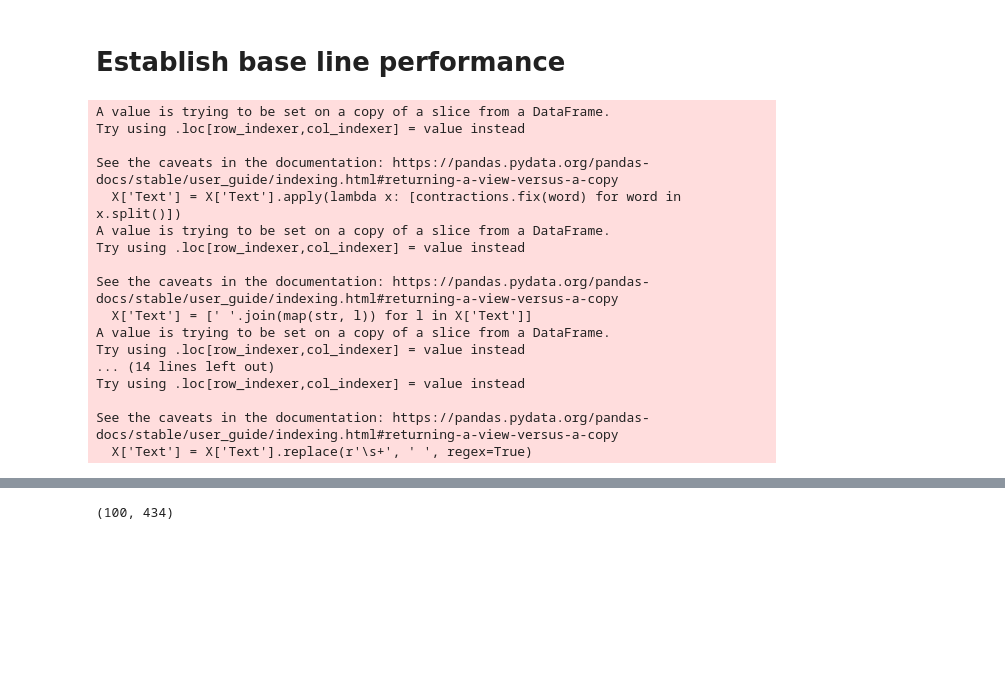
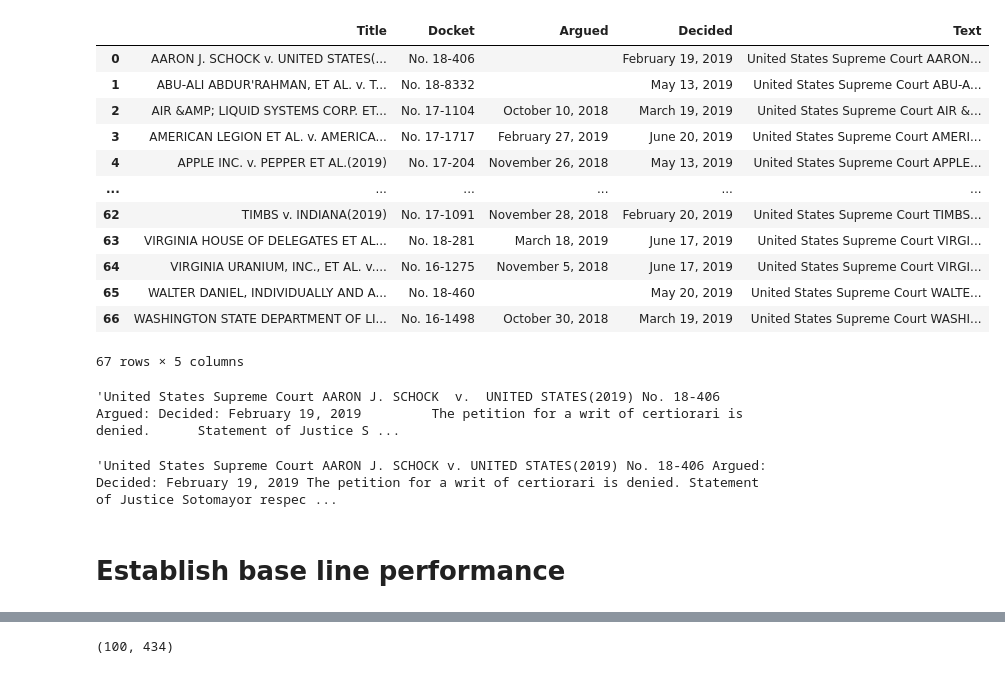
Before and after one commit to yufei-pan/Similar_legal_document_retrieval, a Jupyter notebook: process_file.ipynb, the cells around one changed output, grey strips where cells are left out. Drawn from its saved outputs; the diff is of its cells as text; code cells hidden in the pictures; blank space fills up the shorter version.

```diff
--- a/process_file.ipynb
+++ b/process_file.ipynb
@@ -73,7 +99,51 @@ def vectorize_tfidf(X):
     return X_data.toarray()
 # %%
 #read csv file and convert to dataframe
-df = pd.read_csv('csv/data.csv')
+df = pd.read_pickle('data/2019.pkl.zst',compression = 'zstd')
+# %%
+ # remnove nan from the df
+df = df.dropna(how="any")
+# %%
+df
+# %% [output]
+|  | Title | Docket | Argued | Decided | Text |
+| 0 | AARON J. SCHOCK v. UNITED STATES(... | No. 18-406 |  | February 19, 2019 | United States Supreme Court AARON... |
+| 1 | ABU-ALI ABDUR'RAHMAN, ET AL. v. T... | No. 18-8332 |  | May 13, 2019 | United States Supreme Court ABU-A... |
+| 2 | AIR &AMP; LIQUID SYSTEMS CORP. ET... | No. 17-1104 | October 10, 2018 | March 19, 2019 | United States Supreme Court AIR &... |
+| 3 | AMERICAN LEGION ET AL. v. AMERICA... | No. 17-1717 | February 27, 2019 | June 20, 2019 | United States Supreme Court AMERI... |
+| 4 | APPLE INC. v. PEPPER ET AL.(2019) | No. 17-204 | November 26, 2018 | May 13, 2019 | United States Supreme Court APPLE... |
+| ... | ... | ... | ... | ... | ... |
+| 62 | TIMBS v. INDIANA(2019) | No. 17-1091 | November 28, 2018 | February 20, 2019 | United States Supreme Court TIMBS... |
+| 63 | VIRGINIA HOUSE OF DELEGATES ET AL... | No. 18-281 | March 18, 2019 | June 17, 2019 | United States Supreme Court VIRGI... |
+| 64 | VIRGINIA URANIUM, INC., ET AL. v.... | No. 16-1275 | November 5, 2018 | June 17, 2019 | United States Supreme Court VIRGI... |
+| 65 | WALTER DANIEL, INDIVIDUALLY AND A... | No. 18-460 |  | May 20, 2019 | United States Supreme Court WALTE... |
+| 66 | WASHINGTON STATE DEPARTMENT OF LI... | No. 16-1498 | October 30, 2018 | March 19, 2019 | United States Supreme Court WASHI... |
+67 rows × 5 columns
+# %%
+df['Text'].head()[0]
+# %% [output]
+'United States Supreme Court AARON J. SCHOCK  v.  UNITED STATES(2019) No. 18-406 Argued: Decided: February 19, 2019         The petition for a writ of certiorari is denied.      Statement of Justice S ...
+# %%
+# Disabled as it might be important later on
+# # lower case
+# df['Text'] = df['Text'].str.lower()
+
+# remove url
+df['Text'] = df['Text'].str.replace(r'[\S]+\.(net|com|org|info|edu|gov|uk|de|ca|jp|fr|au|us|ru|ch|it|nel|se|no|es|mil)[\S]*\s?', 'URL', regex=True)
+
+# Disabled as legal cases need punctuations to work
+# # remove non-alphabetical
+# df['Text'] = df['Text'].str.replace('[^a-zA-Z0-9\'\".!()]', ' ', regex=True).str.strip()
+
+
+# remove extra spaces
+df['Text'] = df['Text'].str.replace(' +', ' ', regex=True).str.strip()
+
+# #expand contractions
+df['Text'] = df['Text'].apply(lambda x: contractions.fix(x))
+df['Text'].head()[0]
+# %% [output]
+'United States Supreme Court AARON J. SCHOCK v. UNITED STATES(2019) No. 18-406 Argued: Decided: February 19, 2019 The petition for a writ of certiorari is denied. Statement of Justice Sotomayor respec ...
 # %% [markdown]
 # Establish base line performance
 # %%
@@ -82,20 +152,2 @@ data = df[:100]
 # %%
-case_text = preprocess_data(data)
+# df['tokens'] = preprocess_data(data)
-# %% [output]
-A value is trying to be set on a copy of a slice from a DataFrame.
-Try using .loc[row_indexer,col_indexer] = value instead
-
-See the caveats in the documentation: https://pandas.pydata.org/pandas-docs/stable/user_guide/indexing.html#returning-a-view-versus-a-copy
-  X['Text'] = X['Text'].apply(lambda x: [contractions.fix(word) for word in x.split()])
-A value is trying to be set on a copy of a slice from a DataFrame.
-Try using .loc[row_indexer,col_indexer] = value instead
-
-See the caveats in the documentation: https://pandas.pydata.org/pandas-docs/stable/user_guide/indexing.html#returning-a-view-versus-a-copy
-  X['Text'] = [' '.join(map(str, l)) for l in X['Text']]
-A value is trying to be set on a copy of a slice from a DataFrame.
-Try using .loc[row_indexer,col_indexer] = value instead
-... (14 lines left out)
-Try using .loc[row_indexer,col_indexer] = value instead
-
-See the caveats in the documentation: https://pandas.pydata.org/pandas-docs/stable/user_guide/indexing.html#returning-a-view-versus-a-copy
-  X['Text'] = X['Text'].replace(r'\s+', ' ', regex=True)
```
Also changed, not shown: parts of 19 cells of this notebook, 1 other file.
